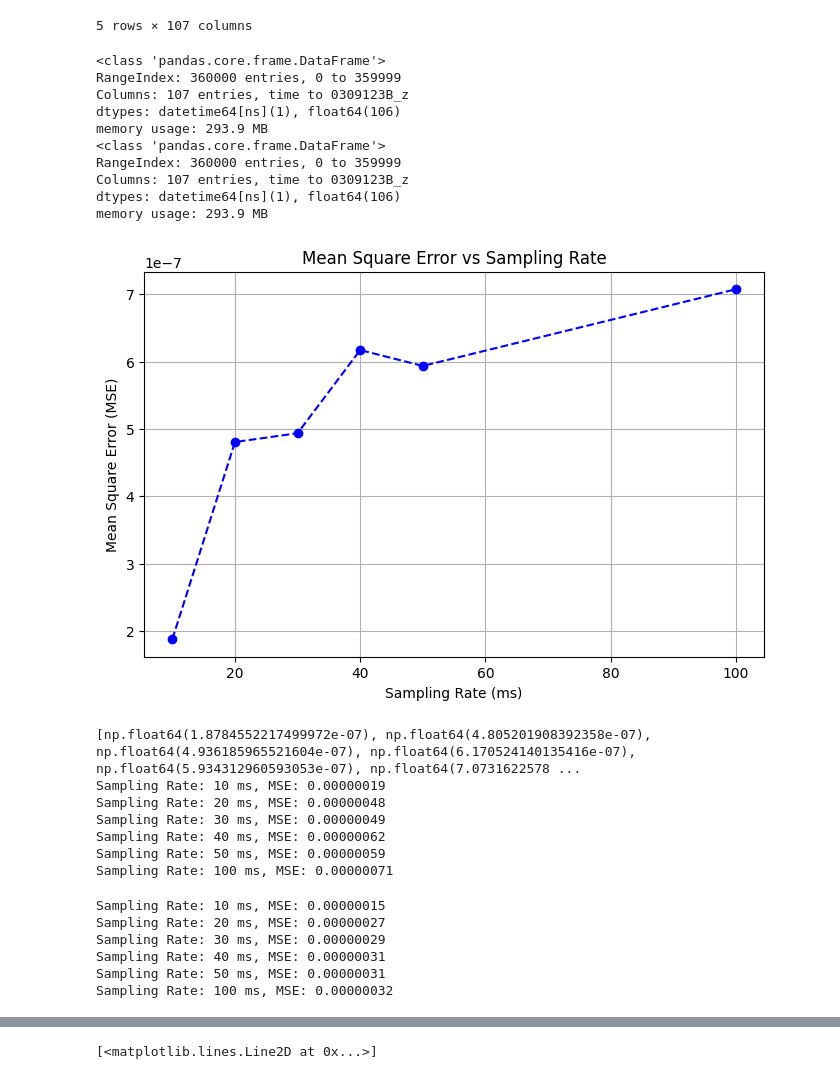
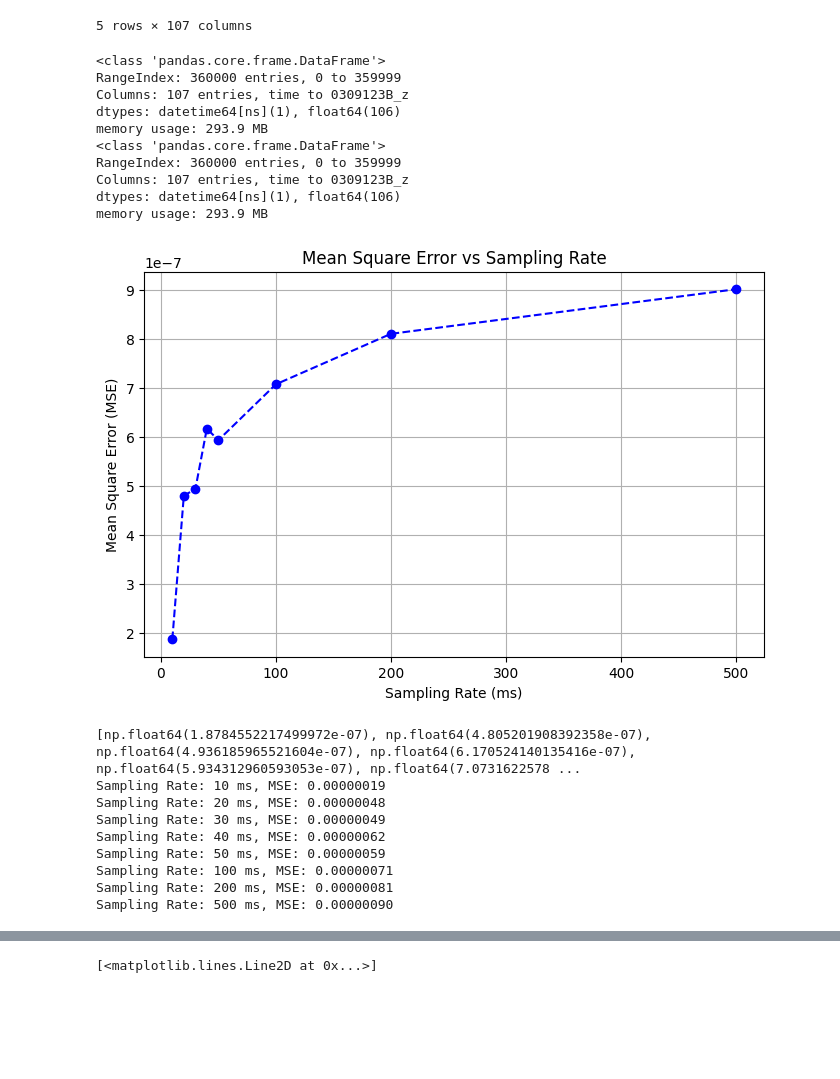
Before and after one commit to Thomas-Lohith/industry_time_series, a Jupyter notebook: MSE_downsampling_rates.ipynb, the cells around one changed output, grey strips where cells are left out. Drawn from its saved outputs; the diff is of its cells as text; code cells hidden in the pictures; blank space fills up the shorter version.

```diff
--- a/MSE_downsampling_rates.ipynb
+++ b/MSE_downsampling_rates.ipynb
@@ -28,7 +28,7 @@ original_df.tail()
 # %%
 
 # Define sampling rates to test (in milliseconds)
-sampling_rates_ms = [10, 20, 30, 40, 50, 100, 200]  # Downsample to 20ms, 40ms, 60ms, and 100ms, 200ms, 500ms
+sampling_rates_ms = [10, 20, 30, 40, 50, 100, 200, 500]  # Downsample to 20ms, 40ms, 60ms, and 100ms, 200ms, 500ms
 mse_values = []
 
 original_df.info()
@@ -52,34 +52,34 @@ for rate_ms in sampling_rates_ms:
 
     # Calculate Mean Square Error (MSE)
     mse = np.mean((original_values - interpolated_values) ** 2)
     mse_values.append(mse)
 
 # Plot the MSE against sampling rates
 plt.figure(figsize=(8, 5))
 plt.plot(sampling_rates_ms, mse_values, marker='o', linestyle='--', color='b')
 plt.title("Mean Square Error vs Sampling Rate")
 plt.xlabel("Sampling Rate (ms)")
 plt.ylabel("Mean Square Error (MSE)")
 plt.grid()
 plt.show()
 
 
 print(mse_values)
 # Print MSE values for reference
 for rate, mse in zip(sampling_rates_ms, mse_values):
     print(f"Sampling Rate: {rate} ms, MSE: {mse:.8f}")
 # %% [output]
 <class 'pandas.core.frame.DataFrame'>
 RangeIndex: 360000 entries, 0 to 359999
 Columns: 107 entries, time to 0309123B_z
 dtypes: datetime64[ns](1), float64(106)
 memory usage: 293.9 MB
 <class 'pandas.core.frame.DataFrame'>
 RangeIndex: 360000 entries, 0 to 359999
 Columns: 107 entries, time to 0309123B_z
 dtypes: datetime64[ns](1), float64(106)
 memory usage: 293.9 MB
-[figure, old version]
+[figure, new version]
 [np.float64(1.8784552217499972e-07), np.float64(4.805201908392358e-07), np.float64(4.936185965521604e-07), np.float64(6.170524140135416e-07), np.float64(5.934312960593053e-07), np.float64(7.0731622578 ...
 Sampling Rate: 10 ms, MSE: 0.00000019
 Sampling Rate: 20 ms, MSE: 0.00000048
@@ -87,3 +87,5 @@ Sampling Rate: 30 ms, MSE: 0.00000049
 Sampling Rate: 40 ms, MSE: 0.00000062
 Sampling Rate: 50 ms, MSE: 0.00000059
 Sampling Rate: 100 ms, MSE: 0.00000071
+Sampling Rate: 200 ms, MSE: 0.00000081
+Sampling Rate: 500 ms, MSE: 0.00000090
@@ -93,13 +92,3 @@ nmse_values = [mse / variance for mse in mse_values]
-# %%
-for rate, mse in zip(sampling_rates_ms, mse_values):
-    print(f"Sampling Rate: {rate} ms, MSE: {mse:.8f}")
-# %% [output]
-Sampling Rate: 10 ms, MSE: 0.00000015
-Sampling Rate: 20 ms, MSE: 0.00000027
-Sampling Rate: 30 ms, MSE: 0.00000029
-Sampling Rate: 40 ms, MSE: 0.00000031
-Sampling Rate: 50 ms, MSE: 0.00000031
-Sampling Rate: 100 ms, MSE: 0.00000032
 # %%
 #If NMSE < 0.01 (1%), the error is typically considered low.
 #	If NMSE > 0.1 (10%), the error is relatively high.
```
Also changed, not shown: parts of 3 cells of this notebook, 5 other files.
